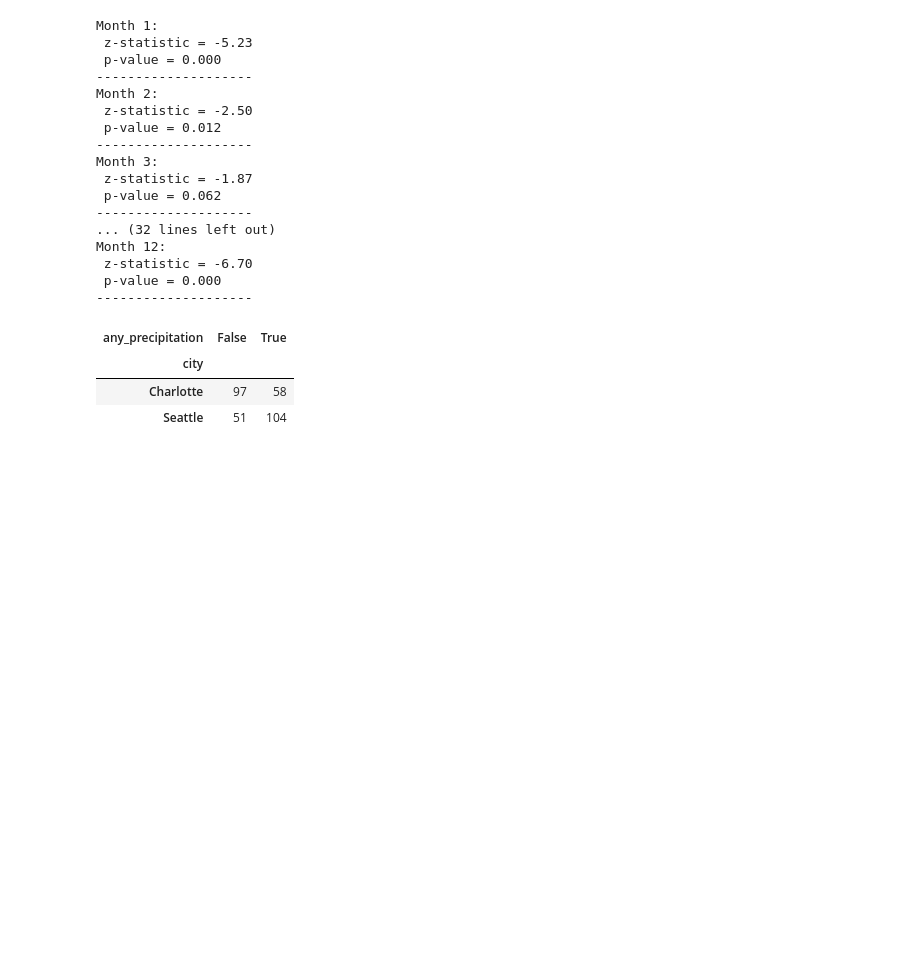
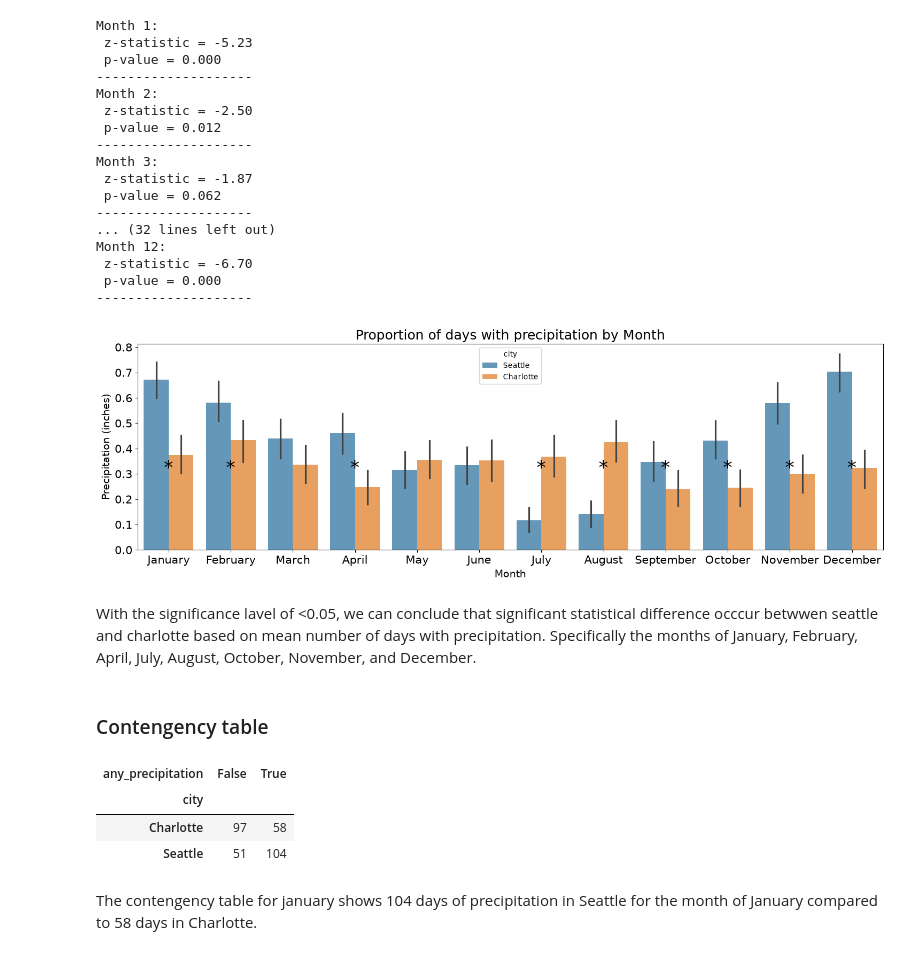
Before and after one commit to binay8/weather, a Jupyter notebook: code/Weather_Data.ipynb, the cells around one changed output. Saved outputs shown, nothing was run; the diff lists cells and outputs as text; code cells hidden in the pictures; blank space fills up the shorter version.

```diff
--- a/code/Weather_Data.ipynb
+++ b/code/Weather_Data.ipynb
@@ -827,6 +830,29 @@ Month 12:
  z-statistic = -6.70
  p-value = 0.000
 --------------------
+# %%
+plt.figure(figsize = (18,5))
+sns.barplot(data = df, x = 'month', y = 'any_precipitation', hue = 'city', hue_order=["Seattle", "Charlotte"], alpha = 0.75)
+plt.title("Proportion of days with precipitation by Month", fontsize = 18)
+plt.xlabel("Month", fontsize =14)
+plt.ylabel("Precipitation (inches)", fontsize = 14)
+
+plt.tick_params(labelsize =15)
+plt.xticks(ticks= range(12), labels = month_names)
+
+# Add stars for significantly diffefent months
+for month in range(12):
+    # Add a star
+    if significantly_different_proportion[month] == 1:
+        plt.text(month, 0.3, '*', ha = 'center', fontsize =25)
+
+plt.show()
+# %% [output]
+[figure, added]
+# %% [markdown]
+With the significance lavel of <0.05, we can conclude that significant statistical difference occcur betwwen seattle and charlotte based on mean number of days with precipitation. Specifically the months of January, February, April, July, August, October, November, and December.
+# %% [markdown]
+### Contengency table
 # %%
 contingency_table = pd.crosstab(df.loc[df['month'] ==1, 'city'], df.loc[df['month'] == 1, 'any_precipitation'])
 contingency_table
@@ -835,3 +861,5 @@ contingency_table
 | city |  |  |
 | Charlotte | 97 | 58 |
 | Seattle | 51 | 104 |
+# %% [markdown]
+The contengency table for january shows 104 days of precipitation in Seattle for the month of January compared to 58 days in Charlotte.
```
Also changed, not shown: parts of 1 cell of this notebook.
